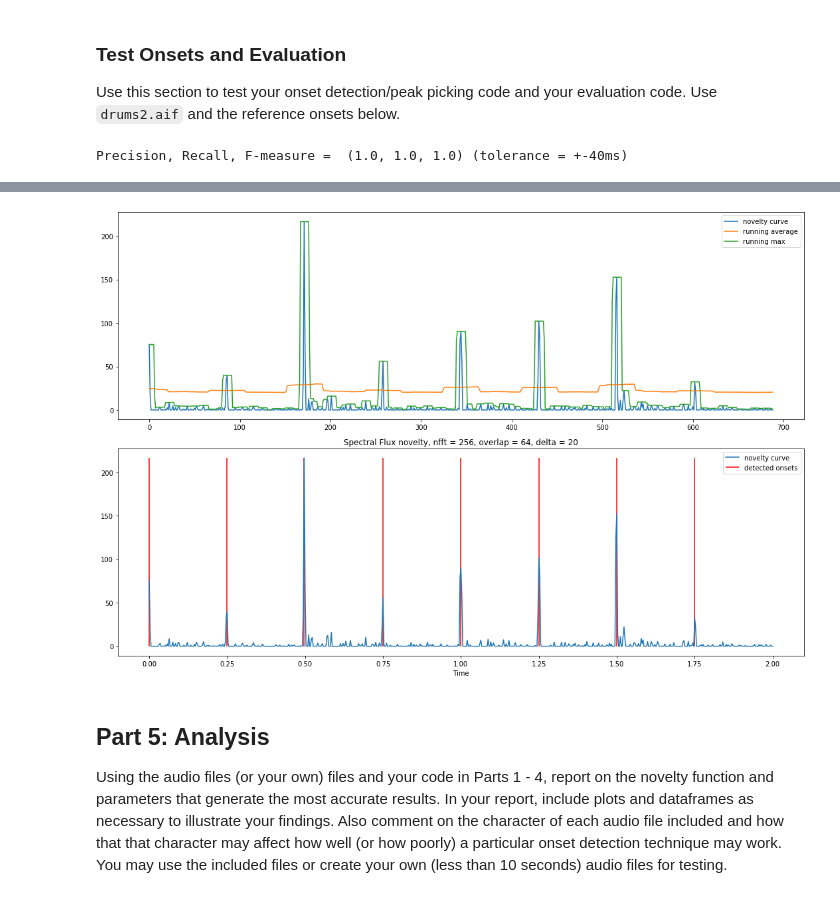
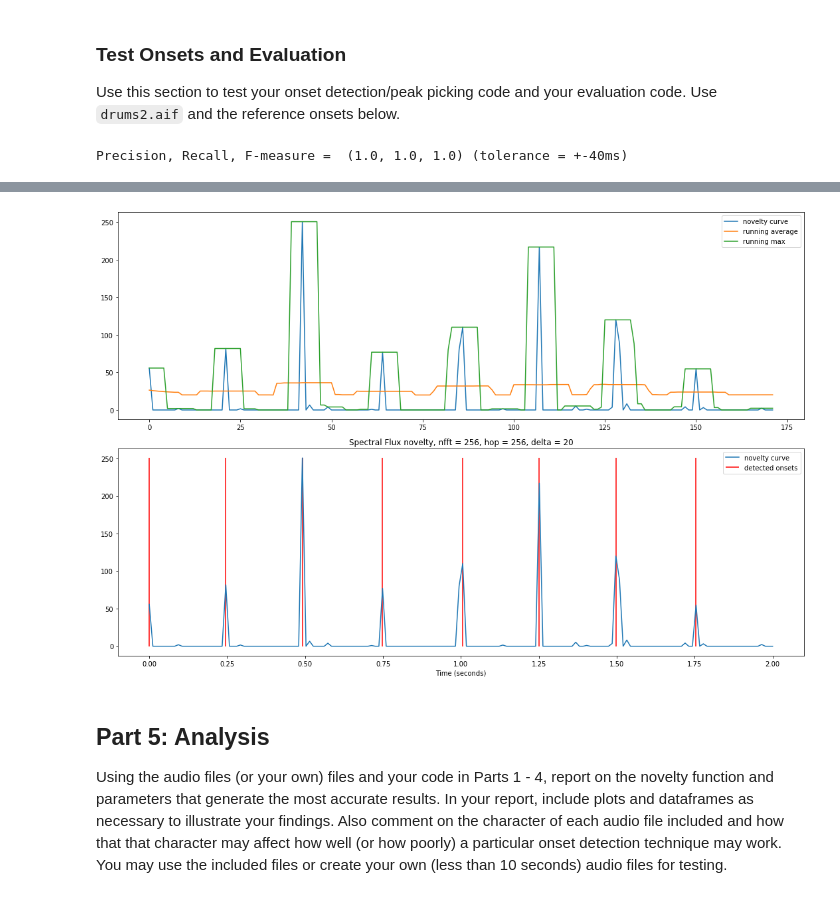
Before and after one commit to all-laugh/Music-Information-Retrieval-NYU, a Jupyter notebook: HW3/Homework-3.ipynb, the cells around one changed output, grey strips where cells are left out. Drawn from its saved outputs; the diff is of its cells as text; code cells hidden in the pictures.

```diff
--- a/HW3/Homework-3.ipynb
+++ b/HW3/Homework-3.ipynb
@@ -139,9 +140,13 @@ plt.plot(time_vector, e_novelty)
 # %%
-s_novelty = spectral_flux_novelty(x, 256, 128, 10)
+x, fs = librosa.load("audio/drums.aif")
+
+N = len(x)
+T = N/fs
+s_novelty = spectral_flux_novelty(x, 256, 256, 10)
 time_vector = np.linspace(0, T, len(s_novelty))
 
 plt.xlabel('Time (seconds)')
-plt.title('Spectral Flux novelty, w = 256, overlap = 128')
+plt.title('Spectral Flux novelty, window size = 256, hop = 256')
 plt.plot(time_vector,  s_novelty)
 # %% [output]
 [<matplotlib.lines.Line2D at 0x...>]
@@ -177,11 +182,6 @@ def detect_onsets (n_fn, mean_len, max_len, delta):
         detected onsets (frame number)
 
     """
-    if ( 2 * mean_len + 1 > len(n_fn) ) :
-        raise ValueError('mean_len must be less than half of sample length')
-
-    if ( max_len > 2 * mean_len + 1 ) :
-        raise ValueError('max_len must be no more than than 2 * mean_len + 1')
 
     # Setting up an empty running_average array
     running_average = []
@@ -319,40 +319,40 @@ time_vector = np.linspace(0, T, len(e_novelty))
 #-------------------------#
 plt.subplot(211)
 gamma = 10
-s_novelty = spectral_flux_novelty(x, 256, 64, gamma)
+s_novelty = spectral_flux_novelty(x, 256, 256, gamma)
 time_vector = np.linspace(0, T, len(s_novelty))
 
 #-------------------------#
 # Onset-Detection         #
 #-------------------------#
 delta = 20
-onset_frames = detect_onsets(s_novelty, 20, 10, delta)
+onset_frames = detect_onsets(s_novelty, 8, 8, delta)
 
 
 #-------------------------#
 #       Plotting          #
 #-------------------------#
 plt.subplot(212)
-plt.xlabel('Time')
-plt.title('Spectral Flux novelty, nfft = 256, overlap = 64, delta = {}'.format(delta))
+plt.xlabel('Time (seconds)')
+plt.title('Spectral Flux novelty, nfft = 256, hop = 256, delta = {}'.format(delta))
 plt.plot(time_vector,  s_novelty, label = 'novelty curve')
 plt.vlines(time_vector[onset_frames], 0, s_novelty.max(), linestyles='solid', color='r', label = 'detected onsets')
 plt.legend()
 plt.tight_layout()
 
 #-------------------------#
 #       Evaluation        #
 #-------------------------#
 detected_onsets = time_vector[onset_frames]
 Evaluations = evaluate_onsets(reference_onsets, detected_onsets, 1764)
 print ("Precision, Recall, F-measure = ", Evaluations, "(tolerance = +-40ms)")
 
 from IPython.display import Audio
 Audio(data = x, rate = fs)
 # %% [output]
 Precision, Recall, F-measure =  (1.0, 1.0, 1.0) (tolerance = +-40ms)
 [interactive output not drawn]
-[figure, old version]
+[figure, new version]
 # %% [markdown]
 ## Part 5: Analysis
 Using the audio files (or your own) files and your code in Parts 1 - 4, report on the novelty function and parameters that generate the most accurate results. In your report, include plots and dataframes as necessary to illustrate your findings. Also comment on the character of each audio file included and how that that character may affect how well (or how poorly) a particular onset detection technique may work. You may use the included files or create your own (less than 10 seconds) audio files for testing.
```
Also changed, not shown: parts of 19 cells of this notebook, 1 other file.
